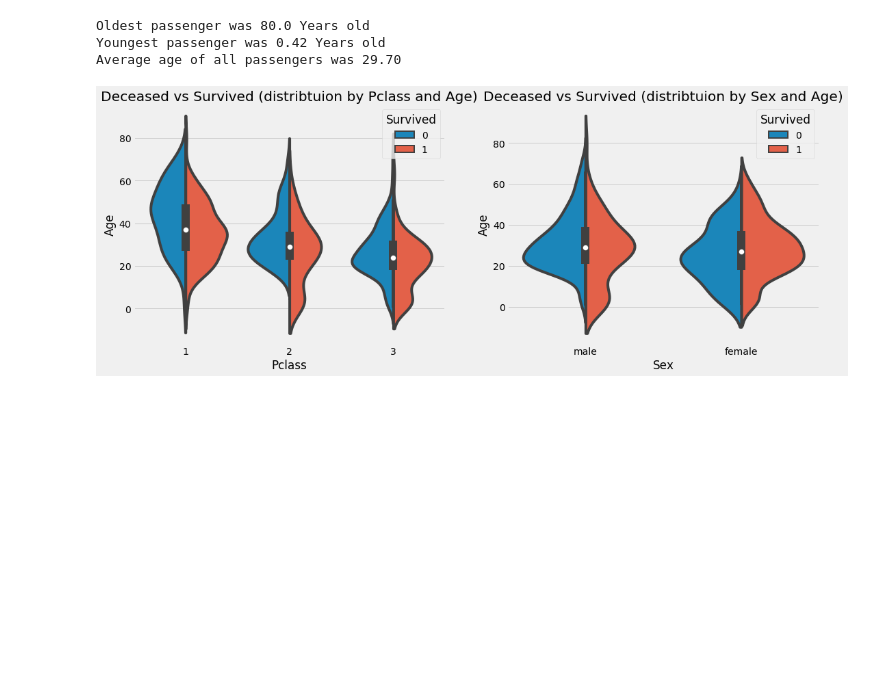
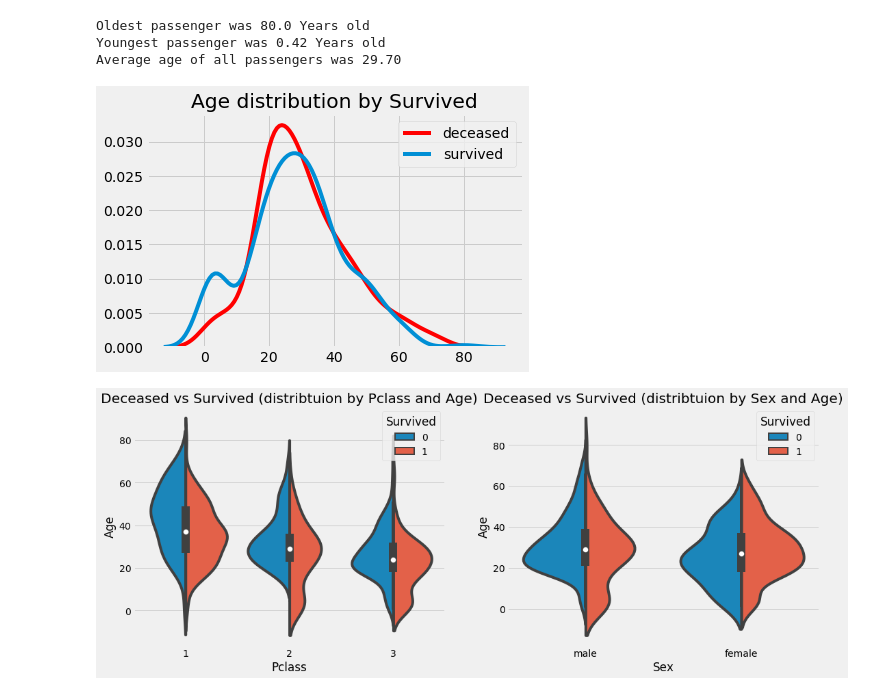
Before and after one commit to sam351/competitions, a Jupyter notebook: kaggle_titanic/200503_Titanic_study-01_EDA.ipynb, the cells around one changed output. Saved outputs shown, nothing was run; the diff lists cells and outputs as text; code cells hidden in the pictures; blank space fills up the shorter version.

Commit message:
Modify 200503_Titanic_study-01_EDA.ipynb
- Add a plot about Age

```diff
--- a/kaggle_titanic/200503_Titanic_study-01_EDA.ipynb
+++ b/kaggle_titanic/200503_Titanic_study-01_EDA.ipynb
@@ -179,6 +179,13 @@ print(f'Average age of all passengers was {data.Age.mean():.2f}')
 Oldest passenger was 80.0 Years old
 Youngest passenger was 0.42 Years old
 Average age of all passengers was 29.70
+# %%
+sns.kdeplot(data[data.Survived==0].Age, color='r', label='deceased')
+sns.kdeplot(data[data.Survived==1].Age, label='survived')
+plt.title('Age distribution by Survived')
+plt.show()
+# %% [output]
+[figure, added]
 # %%
 fig, ax = plt.subplots(1, 2, figsize=(16, 6))
 
```
Also changed, not shown: parts of 4 cells of this notebook.
